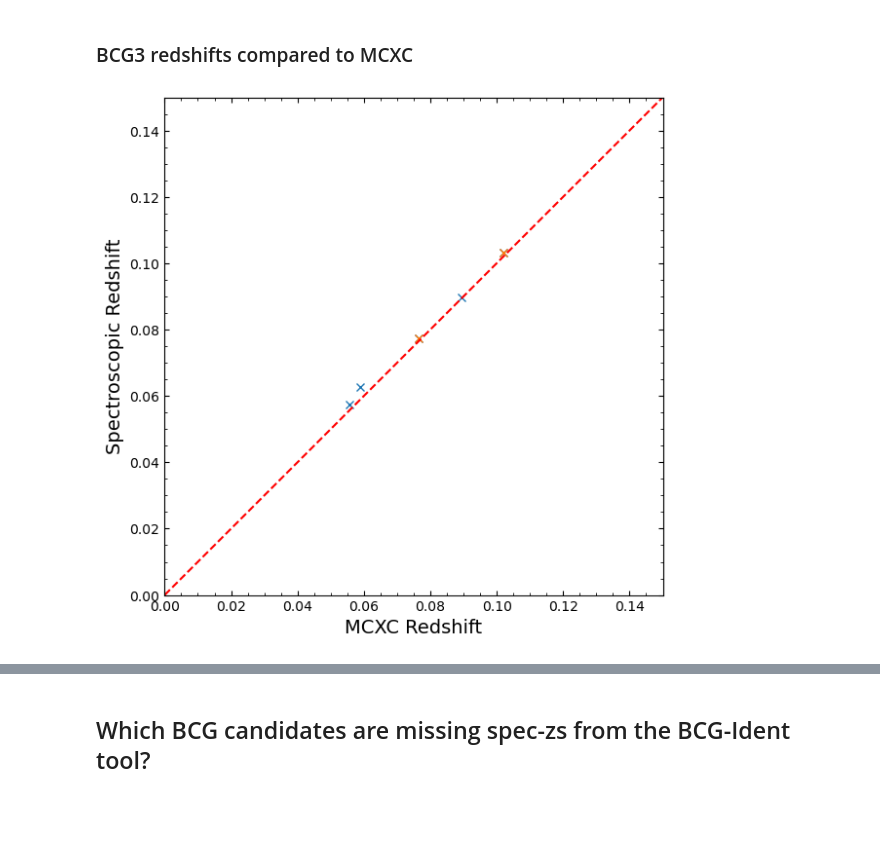
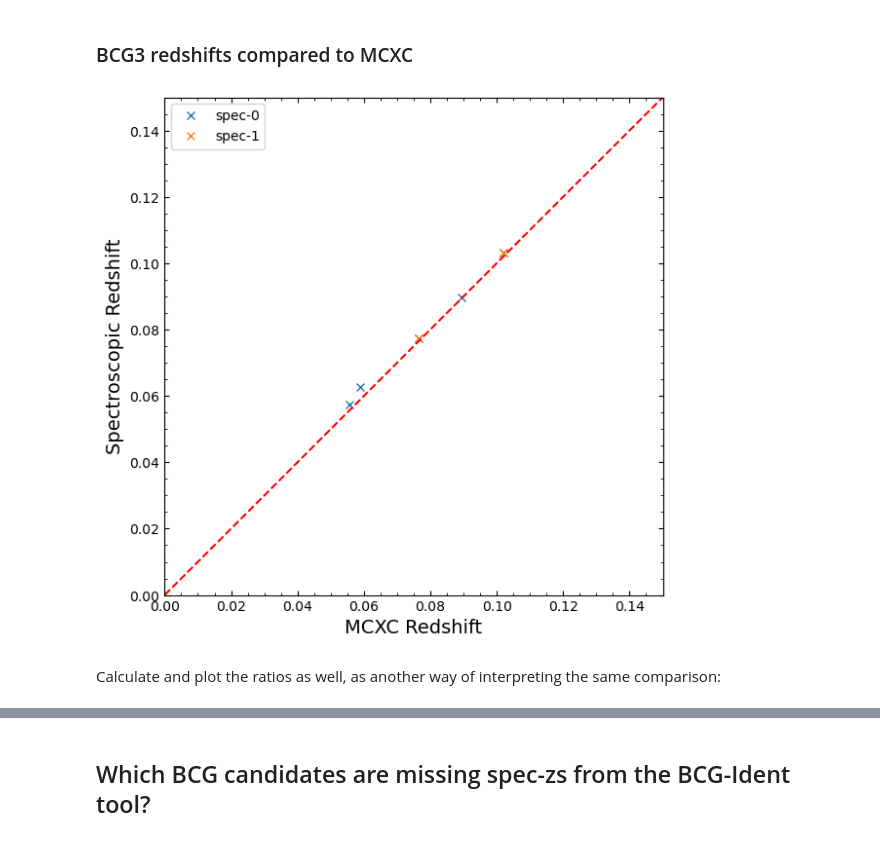
Before and after one commit to LoVoCCS/LoVoCCS-BCG-Ident, a Jupyter notebook: STEP3-compare_bcg_redshifts_to_cluster.ipynb, the cells around one changed output, grey strips where cells are left out. Drawn from its saved outputs; the diff is of its cells as text; code cells hidden in the pictures; blank space fills up the shorter version.

```diff
--- a/STEP3-compare_bcg_redshifts_to_cluster.ipynb
+++ b/STEP3-compare_bcg_redshifts_to_cluster.ipynb
@@ -525,24 +322,24 @@ plt.show()
 # %%
 lims = [0, 0.15]
 
 plt.figure(figsize=(6, 6))
 plt.gca().set_aspect(1)
 plt.minorticks_on()
 plt.tick_params(which='both', direction='in', top=True, right=True)
 
-og_zs = samp.loc[spec_info.index]['redshift'].values
+plt.plot(og_zs, bcg3_all_spec_zs, 'x', label=['spec-{}'.format(ind) for ind in range(bcg3_all_spec_zs.shape[1])])
+plt.plot(lims, lims, color='red', linestyle='dashed')
 
-plt.plot(og_zs, bcg3_all_spec_zs, 'x', label=['spec-{}'.format(ind) for ind in range(bcg3_all_spec_zs.shape[1])])
-
-plt.plot(lims, lims, color='red', linestyle='dashed')
 plt.xlim(lims)
 plt.ylim(lims)
 
 plt.ylabel("Spectroscopic Redshift", fontsize=14)
 plt.xlabel("MCXC Redshift", fontsize=14)
 
-# plt.legend()
+plt.legend()
 plt.tight_layout()
 plt.show()
 # %% [output]
-[figure, old version]
+[figure, new version]
+# %% [markdown]
+Calculate and plot the ratios as well, as another way of interpreting the same comparison:
```
Also changed, not shown: parts of 96 cells of this notebook.
